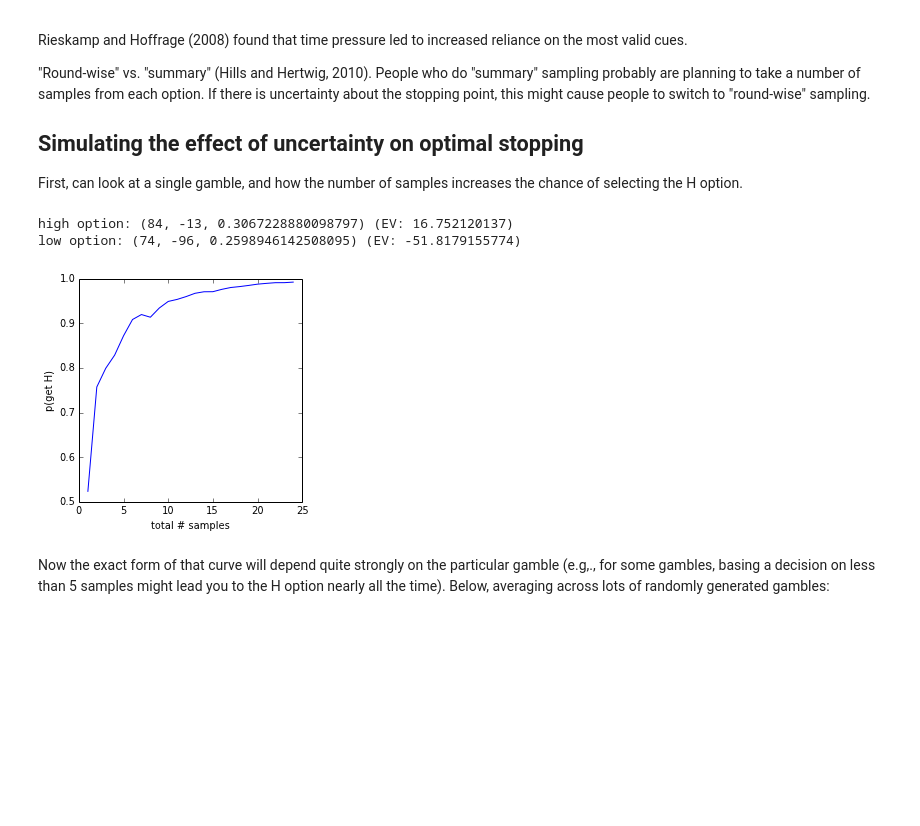
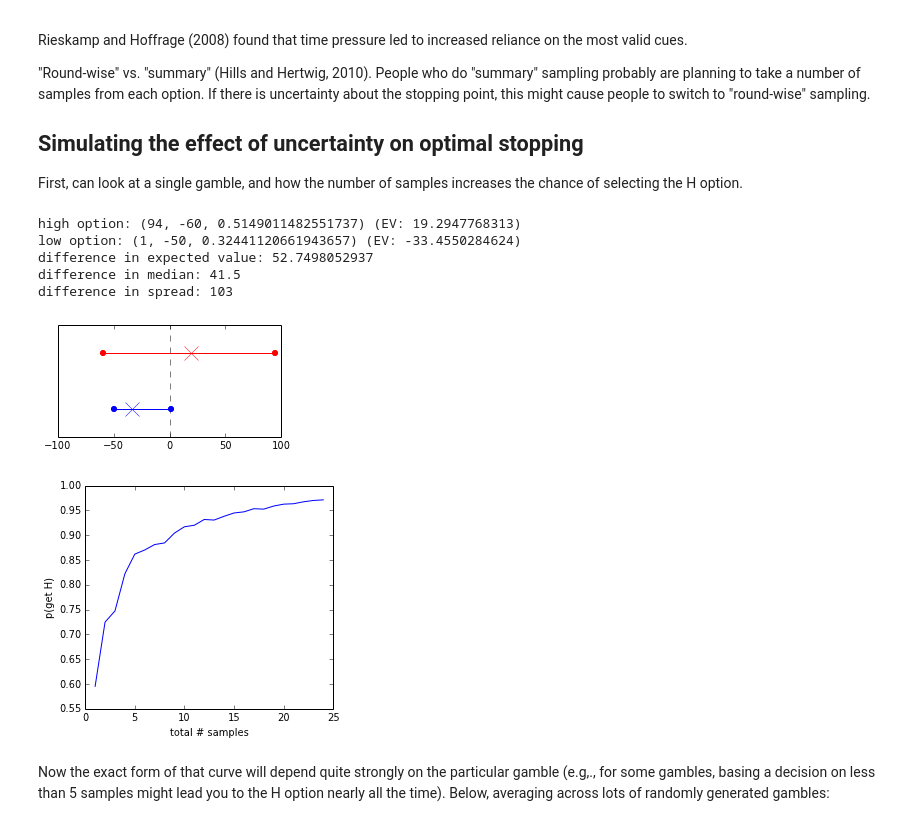
Before and after one commit to dmarkant/CompetitiveSampling, a Jupyter notebook: model/model-expiration.ipynb, the cells around one changed output. Saved outputs shown, nothing was run; the diff lists cells and outputs as text; code cells hidden in the pictures; blank space fills up the shorter version.

```diff
--- a/model/model-expiration.ipynb
+++ b/model/model-expiration.ipynb
@@ -53,18 +57,23 @@ First, can look at a single gamble, and how the number of samples increases the
 # %%
 opt = generate_gamble_posneg()
 print_gamble(opt)
 pH = [prob_choose_H_all_allocations(opt, n) for n in range(1,25)]
 
+fig, ax = plot_gamble(opt)
 fig, ax = plt.subplots()
 ax.plot(range(1,25), pH)
 ax.set_xlabel('total # samples')
 ax.set_ylabel('p(get H)')
 ax.set_aspect(50)
 plt.show()
 # %% [output]
-high option: (84, -13, 0.3067228880098797) (EV: 16.752120137)
-low option: (74, -96, 0.2598946142508095) (EV: -51.8179155774)
+high option: (94, -60, 0.5149011482551737) (EV: 19.2947768313)
+low option: (1, -50, 0.32441120661943657) (EV: -33.4550284624)
+difference in expected value: 52.7498052937
+difference in median: 41.5
+difference in spread: 103
-[figure, old version]
+[figure, new version]
+[figure, added]
 # %% [markdown]
 Now the exact form of that curve will depend quite strongly on the particular gamble (e.g,., for some gambles, basing a decision on less than 5 samples might lead you to the H option nearly all the time). Below, averaging across lots of randomly generated gambles:
 # %%
```
Also changed, not shown: parts of 7 cells of this notebook, 3 other files.
